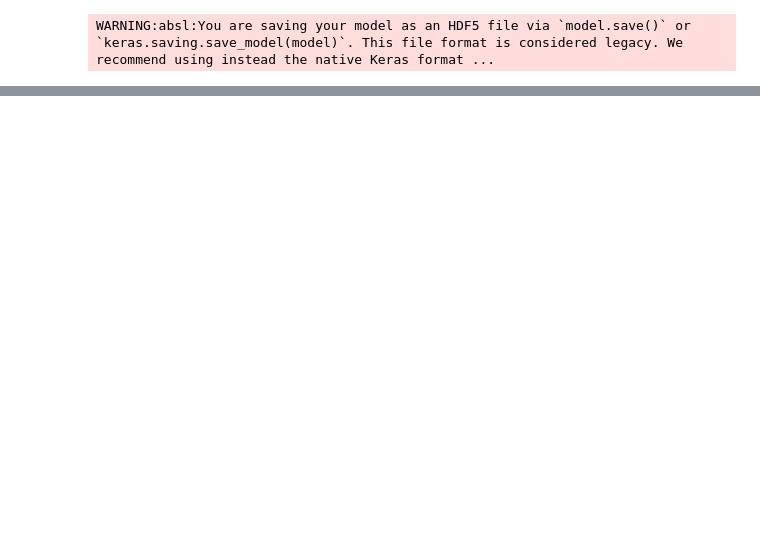
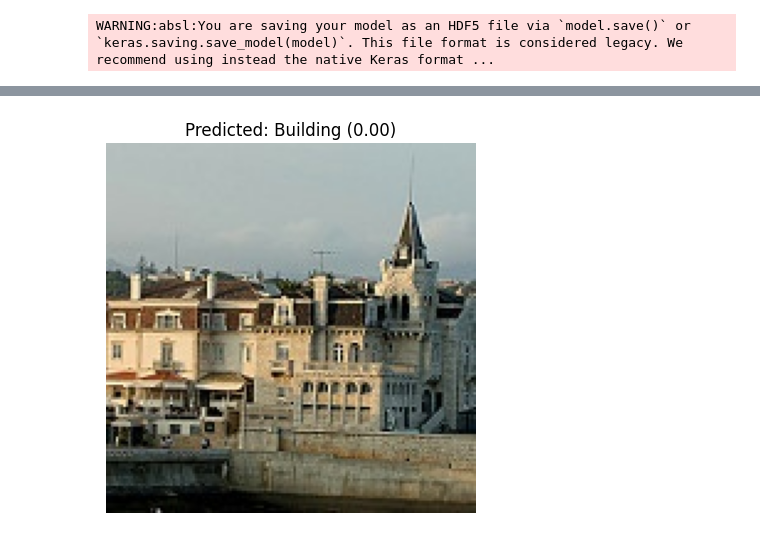
Before and after one commit to KavindaKGD/DL_Final_Assignment, a Jupyter notebook: Mobilenet_buildings_streets.ipynb, the cells around one changed output, grey strips where cells are left out. Cells and saved outputs as stored; diff of their text form; code cells hidden in the pictures; blank space fills up the shorter version.

```diff
--- a/Mobilenet_buildings_streets.ipynb
+++ b/Mobilenet_buildings_streets.ipynb
@@ -187 +209,4 @@ predict_image("/content/data/data/seg_test/buildings/20709.jpg")
 [figure]
+# %%
+predict_image("/content/data/data/seg_test/buildings/20710.jpg")
+# %% [output]
@@ -187,0 +214 @@ predict_image("/content/data/data/seg_test/buildings/20709.jpg")
+[figure, added]
```
Also changed, not shown: parts of 9 cells of this notebook.
